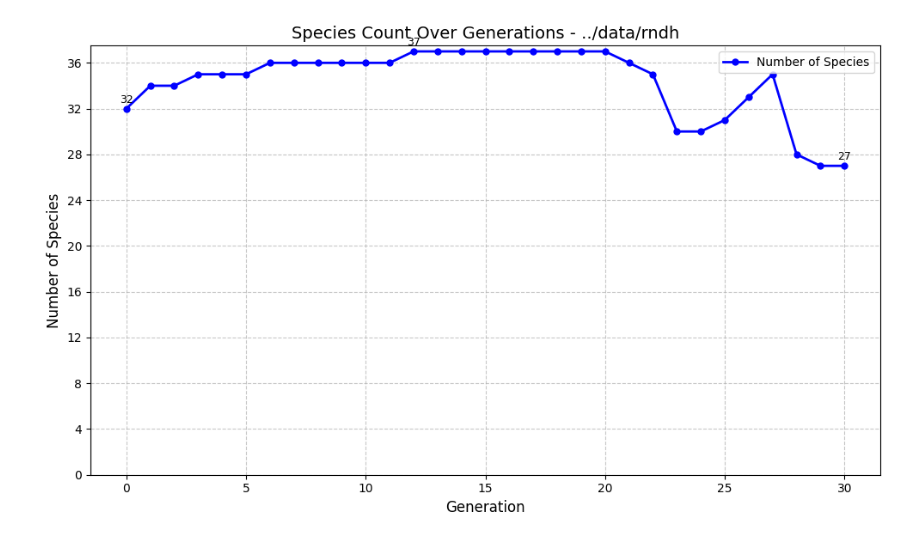
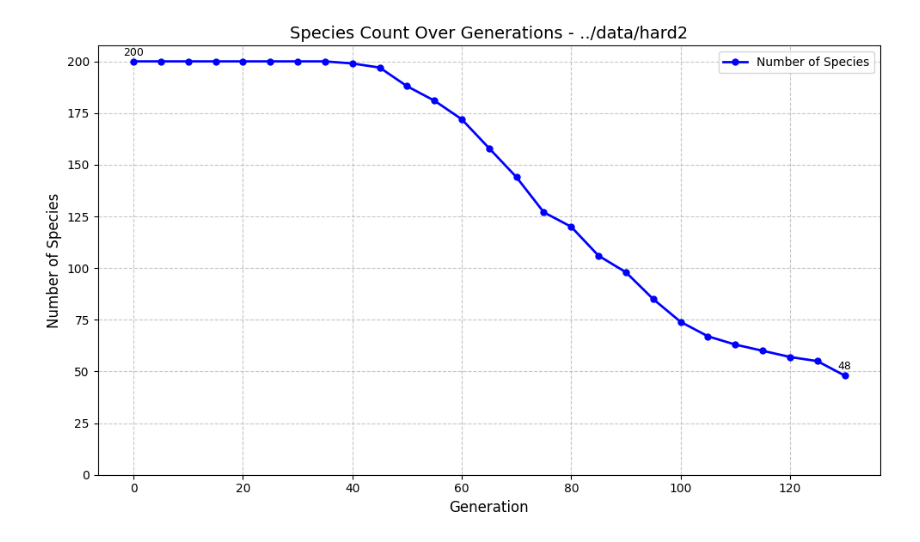
Before and after one commit to St0pien/rocket-learning, a Jupyter notebook: Tools/test.ipynb, the cells around one changed output. Drawn from its saved outputs; the diff is of its cells as text; code cells hidden in the pictures.

```diff
--- a/Tools/test.ipynb
+++ b/Tools/test.ipynb
@@ -15,6 +15,6 @@ plot_fitness_stats(range(0, 32, 1), test_name="../data/rndh",include_best=True)
 # %%
 from utils import plot_species_count
 
-plot_species_count(range(0, 31, 1), test_name="../data/rndh")
+plot_species_count(range(0, 133, 5), test_name="../data/hard2")
 # %% [output]
-[figure, old version]
+[figure, new version]
```
Also changed, not shown: parts of 2 cells of this notebook, 10 other files.
